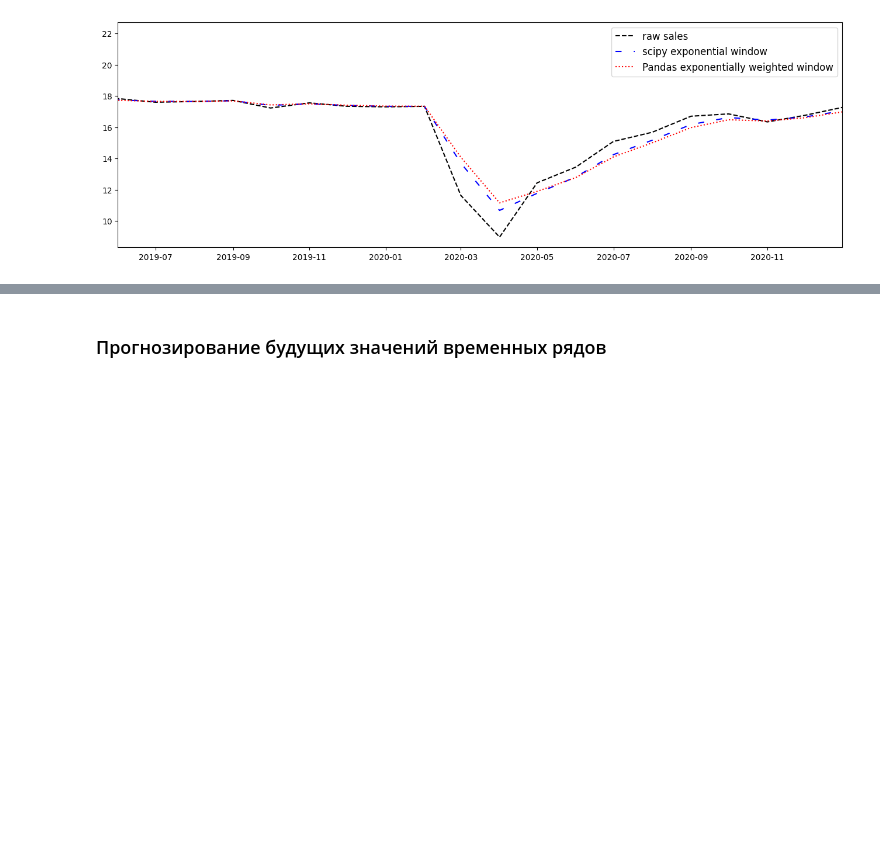
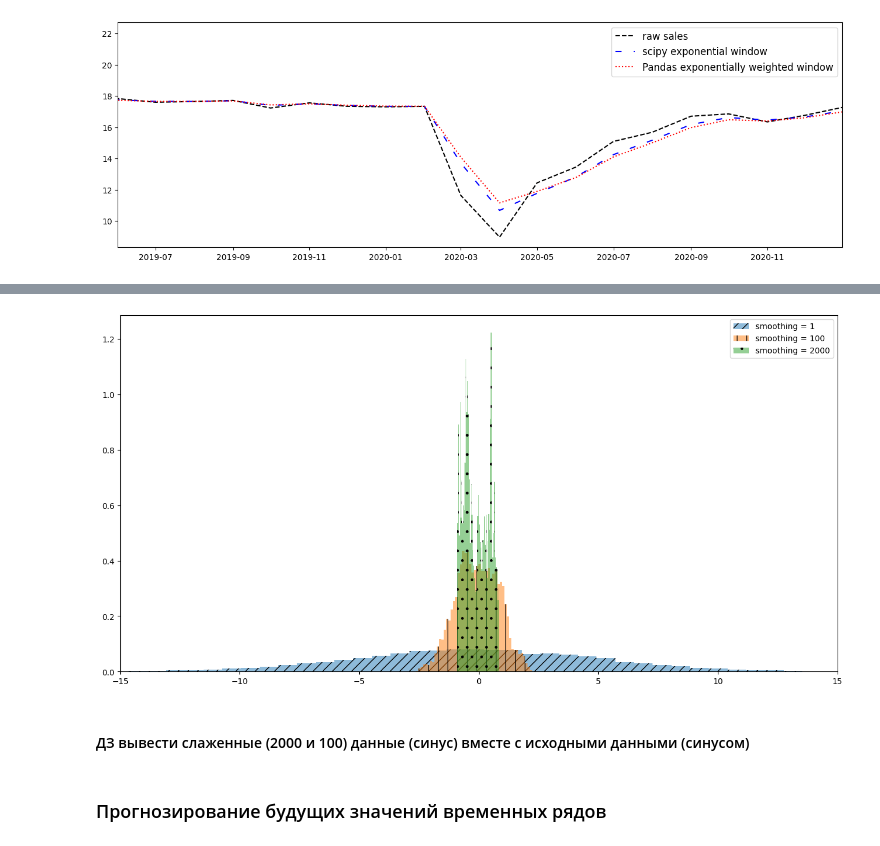
Before and after one commit to rgenius-ru/pandas_lessons, a Jupyter notebook: lessons/Pandas_for_Data_Engineering/part3.ipynb, the cells around one changed output, grey strips where cells are left out. Saved outputs shown, nothing was run; the diff lists cells and outputs as text; code cells hidden in the pictures; blank space fills up the shorter version.

```diff
--- a/lessons/Pandas_for_Data_Engineering/part3.ipynb
+++ b/lessons/Pandas_for_Data_Engineering/part3.ipynb
@@ -2082,3 +2148,31 @@ plt.show()
+# %%
+fig, ax = plt.subplots(figsize=(16, 8))
+
+smoothing = [1, 100, 2000]
+hatches = ['//', '|', '.']
+
+for i in range(len(smoothing)):
+    smooth = smoothing[i]
+    hatch = hatches[i]
+    ax.hist(
+        pd.Series(noisy_data).rolling(
+            window=smooth,
+            center=True
+        ).mean(),
+        density=True,
+        bins=50,
+        hatch=hatch,
+        label='smoothing = ' + str(smooth),
+        alpha=0.5
+    )
+
+ax.set_xlim(-15, 15)
+ax.legend()
+plt.show()
+# %% [output]
+[figure, added]
+# %% [markdown]
+#### ДЗ вывести слаженные (2000 и 100) данные (синус) вместе с исходными данными (синусом)
 # %% [markdown]
 ### Прогнозирование будущих значений временных рядов
 # %% [markdown]
```
Also changed, not shown: parts of 7 cells of this notebook.
